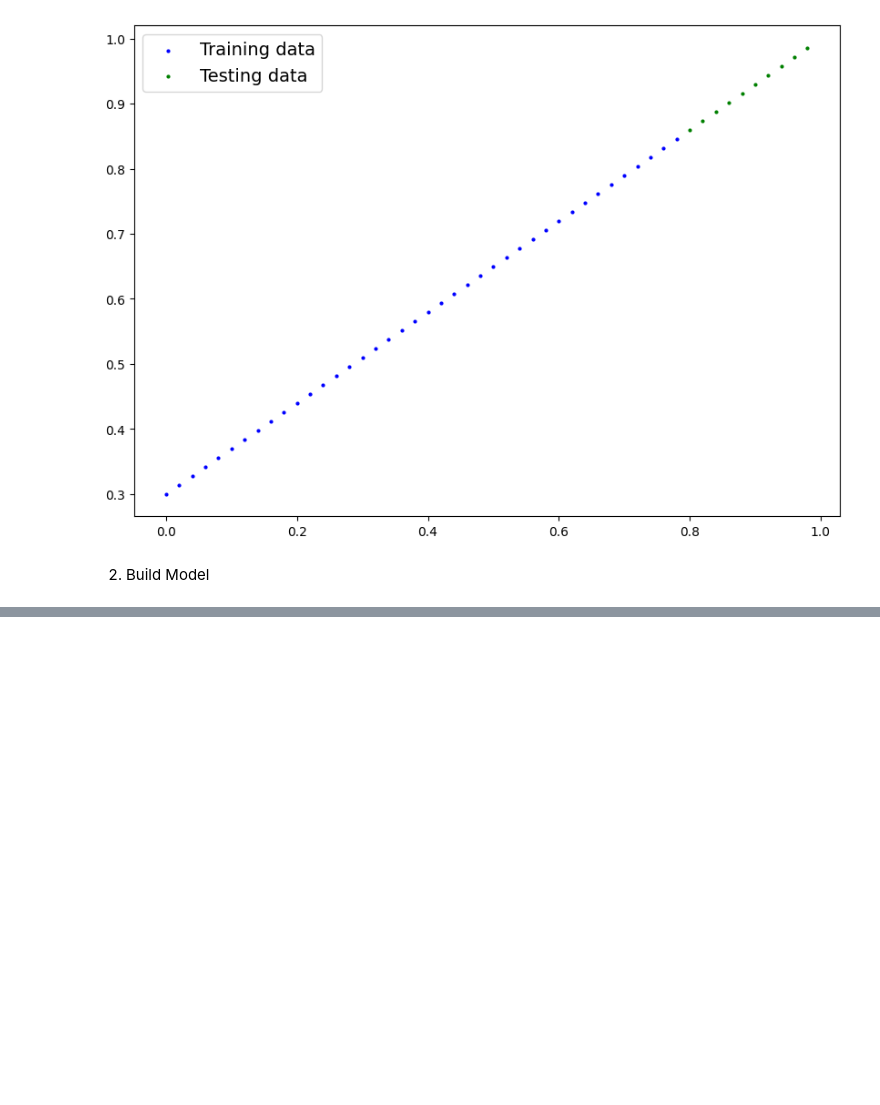
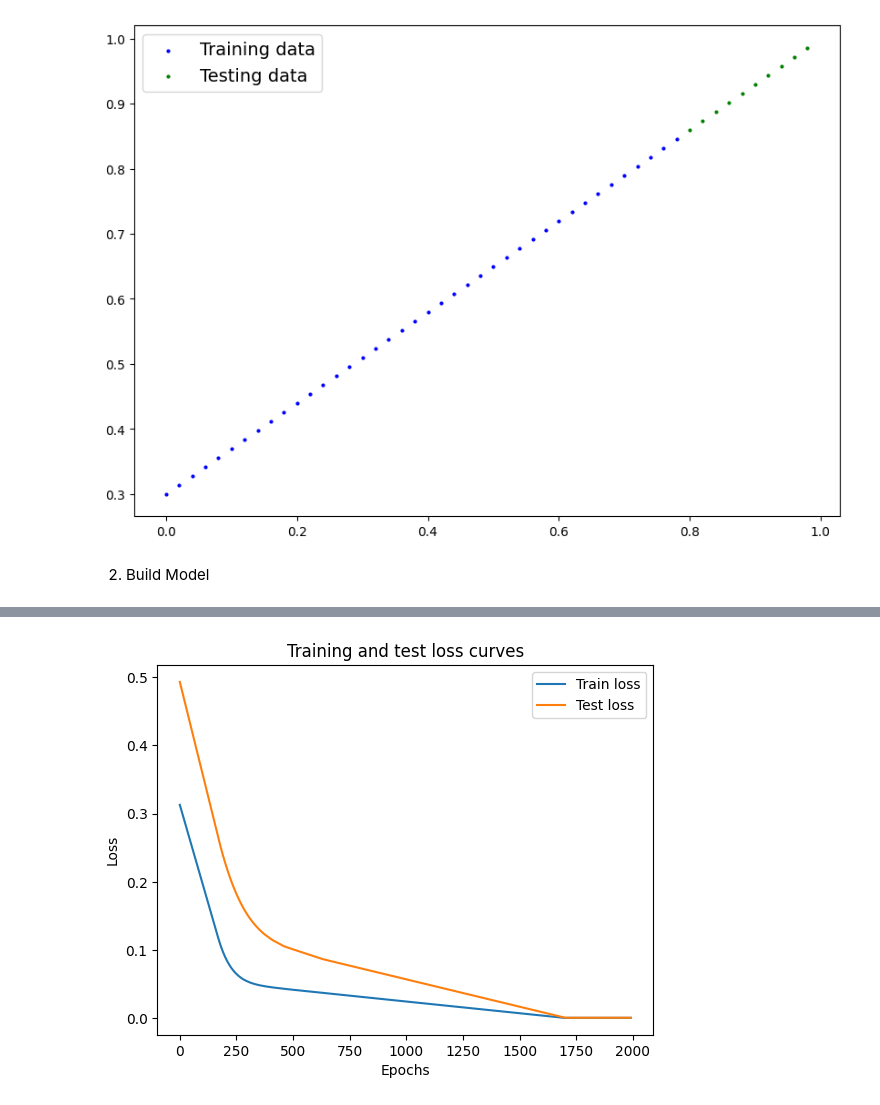
Before and after one commit to Nounsidev/PyTorch_Learning, a Jupyter notebook: 3_Workflow.ipynb, the cells around one changed output, grey strips where cells are left out. Drawn from its saved outputs; the diff is of its cells as text; code cells hidden in the pictures; blank space fills up the shorter version.

```diff
--- a/3_Workflow.ipynb
+++ b/3_Workflow.ipynb
@@ -101,0 +239,9 @@ class LinearRegressionModel(nn.Module):
+# %%
+plt.plot(epochCount, np.array(torch.tensor(lossValues).numpy()), label="Train loss")
+plt.plot(epochCount, testLossValues, label="Test loss")
+plt.title("Training and test loss curves")
+plt.ylabel("Loss")
+plt.xlabel("Epochs")
+plt.legend();
+# %% [output]
+[figure, added]
```
Also changed, not shown: parts of 11 cells of this notebook.
